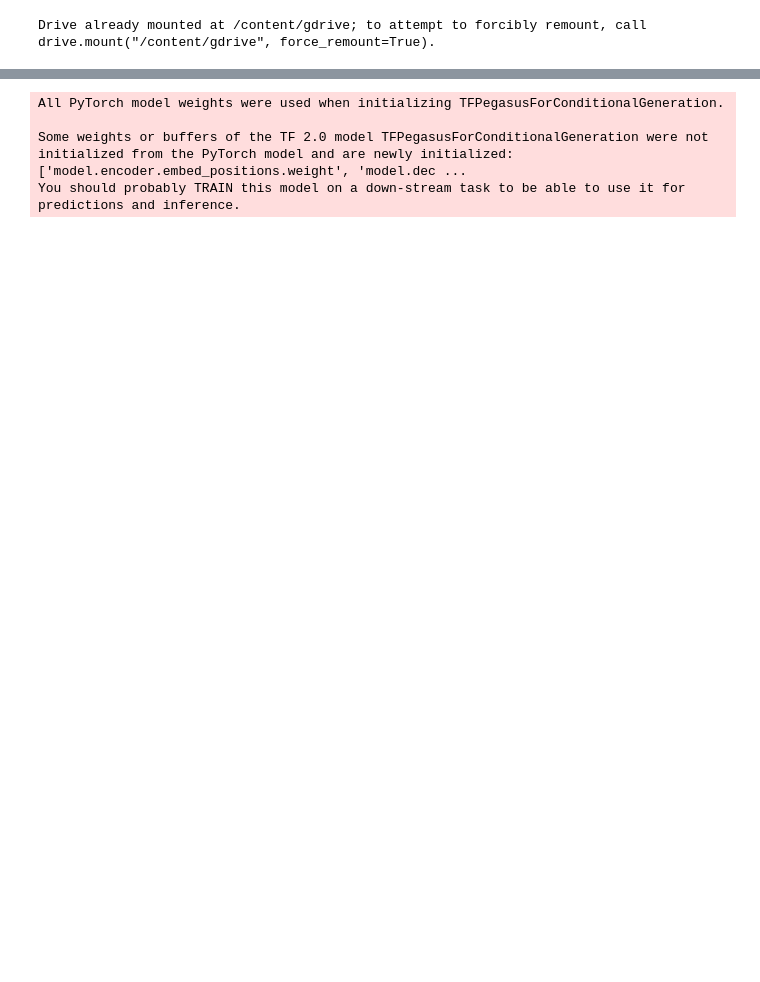
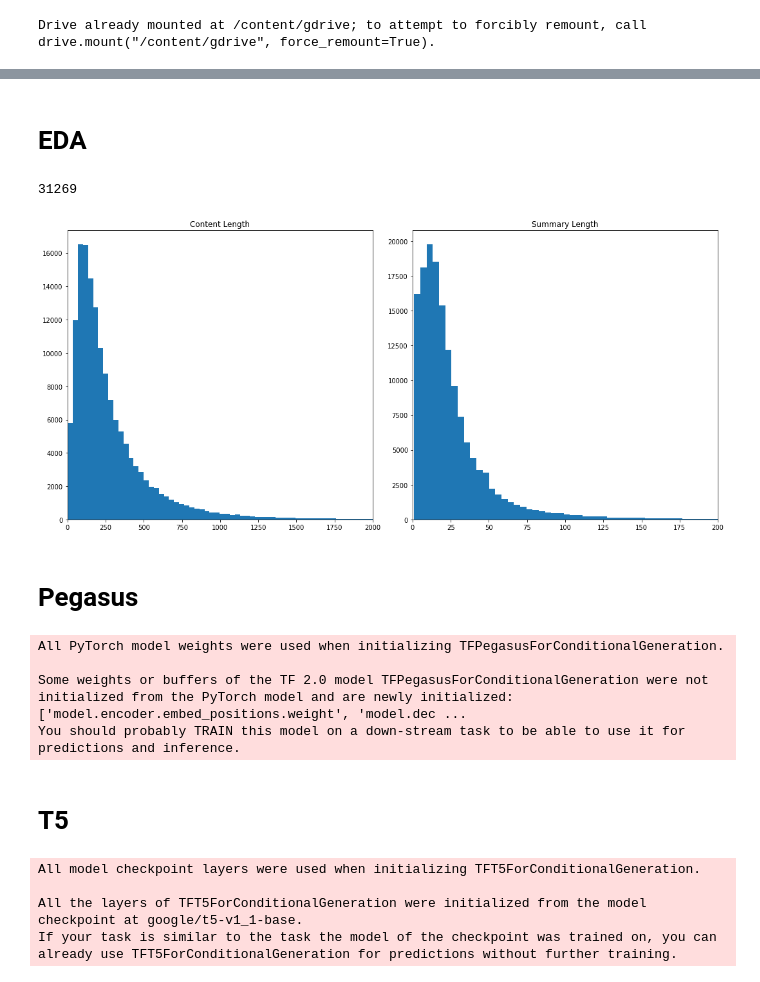
Before and after one commit to trevor-johnson/w266_reddit_summarization, a Jupyter notebook: scratch_work/eda_v2.ipynb, the cells around one changed output, grey strips where cells are left out. Cells and saved outputs as stored; diff of their text form; code cells hidden in the pictures; blank space fills up the shorter version.

```diff
--- a/scratch_work/eda_v2.ipynb
+++ b/scratch_work/eda_v2.ipynb
@@ -21,7 +30,11 @@ Drive already mounted at /content/gdrive; to attempt to forcibly remount, call d
 # %%
 file_names = os.listdir(data_dir)
 metadata_files = [i for i in file_names if re.search('^(?!reddit-train)', i)]
-train_records = [i for i in file_names if re.search('^reddit-train', i)]
+
+data_files = np.array([i for i in file_names if re.search('^reddit-train', i)])
+split_ind = np.array([int(x[22:27]) % 5 for x in data_files])
+test = data_files[split_ind == 0]
+train = data_files[split_ind != 0]
 # %%
 def parse_file(serialized_example):
 
@@ -39,15 +52,15 @@ def parse_file(serialized_example):
   example1 = tf.io.parse_single_example(serialized_example, file_scruct)
   return example1
 
-# parse: (just do 5 files for now)
-dataset = tf.data.TFRecordDataset(train_records[:5]).map(parse_file)
+# parse (only use a section of the data)
+data_section = 10
+dataset = tf.data.TFRecordDataset(data_files[:data_section]).map(parse_file)
 data_dict = {'id': [], 'author': [], 'subreddit': [], 'content': [], 'summary': []}
 keys_to_parse = ['id', 'author', 'subreddit', 'content', 'summary']
 
-for item in tqdm(dataset):
+
+for i, item in enumerate(tqdm(dataset)):
+  if i % 500000 == 0:
+    print(f"{i} files parsed")
   for key1 in keys_to_parse:
     data_dict[key1].append(item[key1])
-
-# for item in enumerate(tqdm(dataset)):
-#   for key1 in keys_to_parse:
-#     data_dict[key1].append(item[key1])
@@ -64,3 +69,40 @@ dict_keys(['id', 'author', 'subreddit', 'content', 'summary'])
+# %% [markdown]
+# EDA
+# %%
+def count_vocab():
+  l = []
+  for i in range(len(data_dict['content'])):
+    l.append(data_dict['content'][i].numpy().decode().split(" ")[0])
+    l.append(data_dict['summary'][i].numpy().decode().split(" ")[0])
+    if i % 10000 == 0:
+      l = list(set(l))
+
+  return len(set(l))
+
+
+vocab_size = count_vocab()
+vocab_size
+# %% [output]
+31269
+# %%
+content_len = [len(data_dict['content'][i].numpy().decode().split(" ")) for i in range(len(data_dict['id']))]
+summary_len = [len(data_dict['summary'][i].numpy().decode().split(" ")) for i in range(len(data_dict['id']))]
+
+fig, ax = plt.subplots(1, 2, figsize = (15,7))
+
+ax[0].hist(content_len, bins=300)
+ax[0].set_xlim(0, 2000)
+ax[0].title.set_text("Content Length")
+
+ax[1].hist(summary_len, bins=500)
+ax[1].set_xlim(0, 200)
+ax[1].title.set_text("Summary Length")
+
+fig.tight_layout()
+# %% [output]
+[figure, added]
+# %% [markdown]
+# Pegasus
 # %%
 # pegasus fine tune
 
@@ -76,3 +118,14 @@ All PyTorch model weights were used when initializing TFPegasusForConditionalGen
 
 Some weights or buffers of the TF 2.0 model TFPegasusForConditionalGeneration were not initialized from the PyTorch model and are newly initialized: ['model.encoder.embed_positions.weight', 'model.dec ...
 You should probably TRAIN this model on a down-stream task to be able to use it for predictions and inference.
+# %% [markdown]
+# T5
+# %%
+from transformers import T5Tokenizer, TFT5ForConditionalGeneration
+T5_model = TFT5ForConditionalGeneration.from_pretrained("google/t5-v1_1-base")
+tokenizer = T5Tokenizer.from_pretrained("google/t5-v1_1-base")
+# %% [output]
+All model checkpoint layers were used when initializing TFT5ForConditionalGeneration.
+
+All the layers of TFT5ForConditionalGeneration were initialized from the model checkpoint at google/t5-v1_1-base.
+If your task is similar to the task the model of the checkpoint was trained on, you can already use TFT5ForConditionalGeneration for predictions without further training.
```
Also changed, not shown: parts of 17 cells of this notebook, 1 other file.
